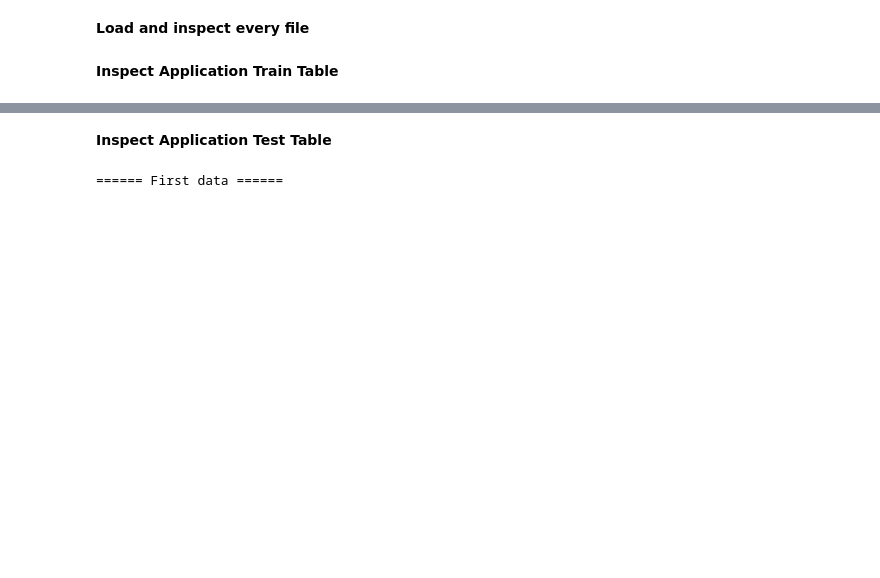
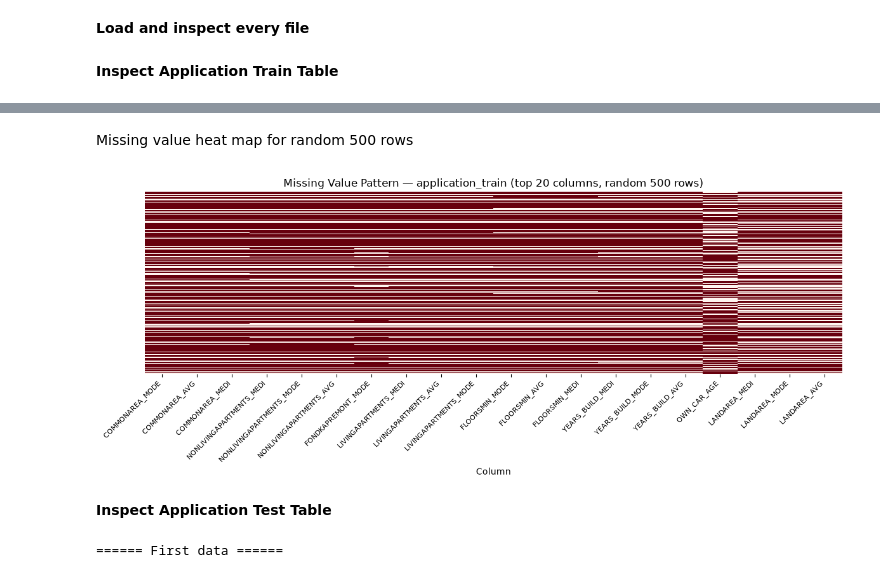
Before and after one commit to JanakaUPerera/ml_home_credit_default, a Jupyter notebook: notebooks/01_dataset_understanding.ipynb, the cells around one changed output, grey strips where cells are left out. Drawn from its saved outputs; the diff is of its cells as text; code cells hidden in the pictures; blank space fills up the shorter version.

```diff
--- a/notebooks/01_dataset_understanding.ipynb
+++ b/notebooks/01_dataset_understanding.ipynb
@@ -118,3 +160,21 @@ display(summary)
+# %% [markdown]
+Missing value heat map for random 500 rows
+# %%
+top_missing_cols = summary.data["column"].head(20).tolist()
+
+fig, ax = plt.subplots(figsize=(12, 5))
+sns.heatmap(
+    df[top_missing_cols].isnull().astype(int).sample(n=500, random_state=SEED),
+    cbar=False, yticklabels=False, cmap="Reds", ax=ax
+)
+ax.set_title("Missing Value Pattern — application_train (top 20 columns, random 500 rows)")
+ax.set_xlabel("Column")
+plt.xticks(rotation=45, ha="right", fontsize=8)
+plt.tight_layout()
+plt.savefig(f"{FIGURES_DIR}/application_train_missing_value_heatmap.png", dpi=150)
+plt.show()
+# %% [output]
+[figure, added]
 # %% [markdown]
 **Inspect Application Test Table**
 # %%
```
Also changed, not shown: parts of 18 cells of this notebook.
